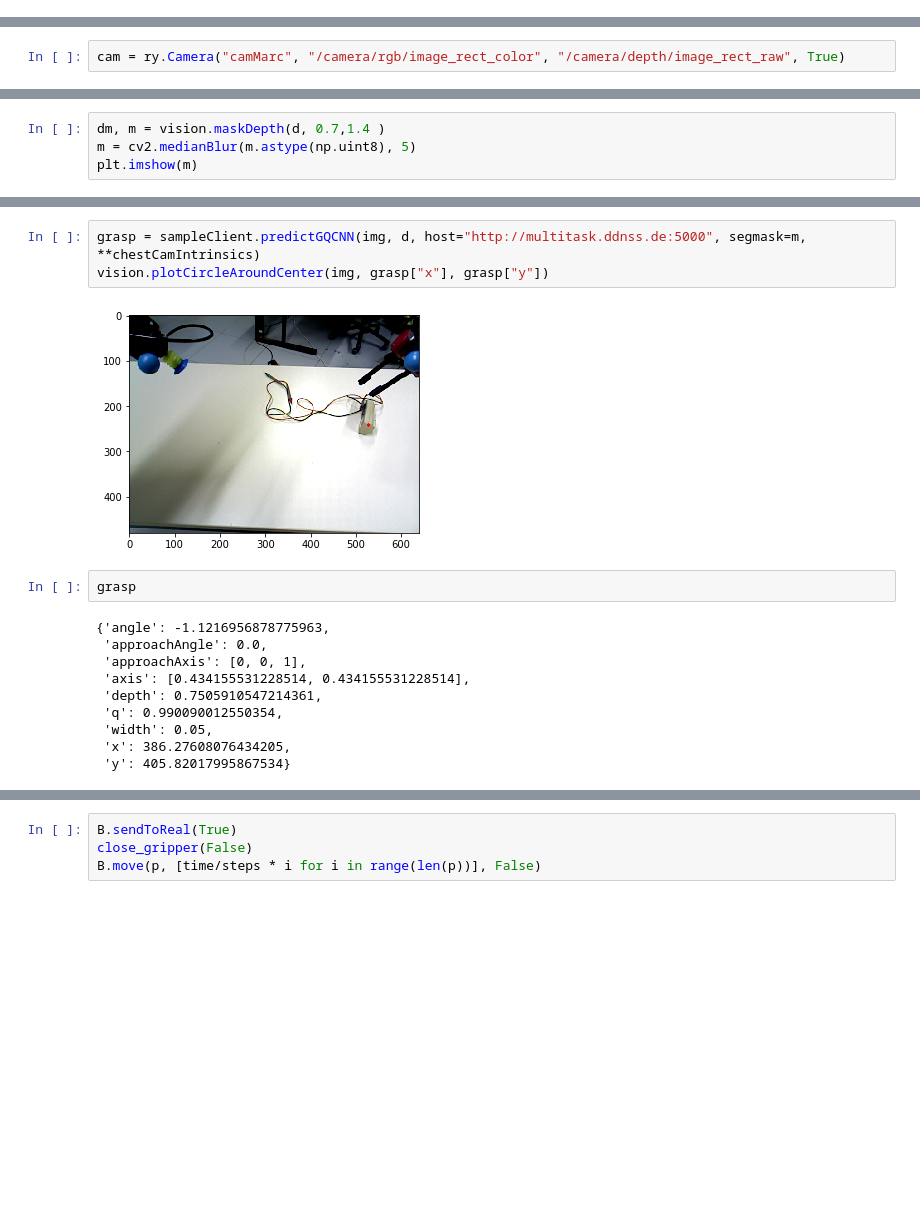
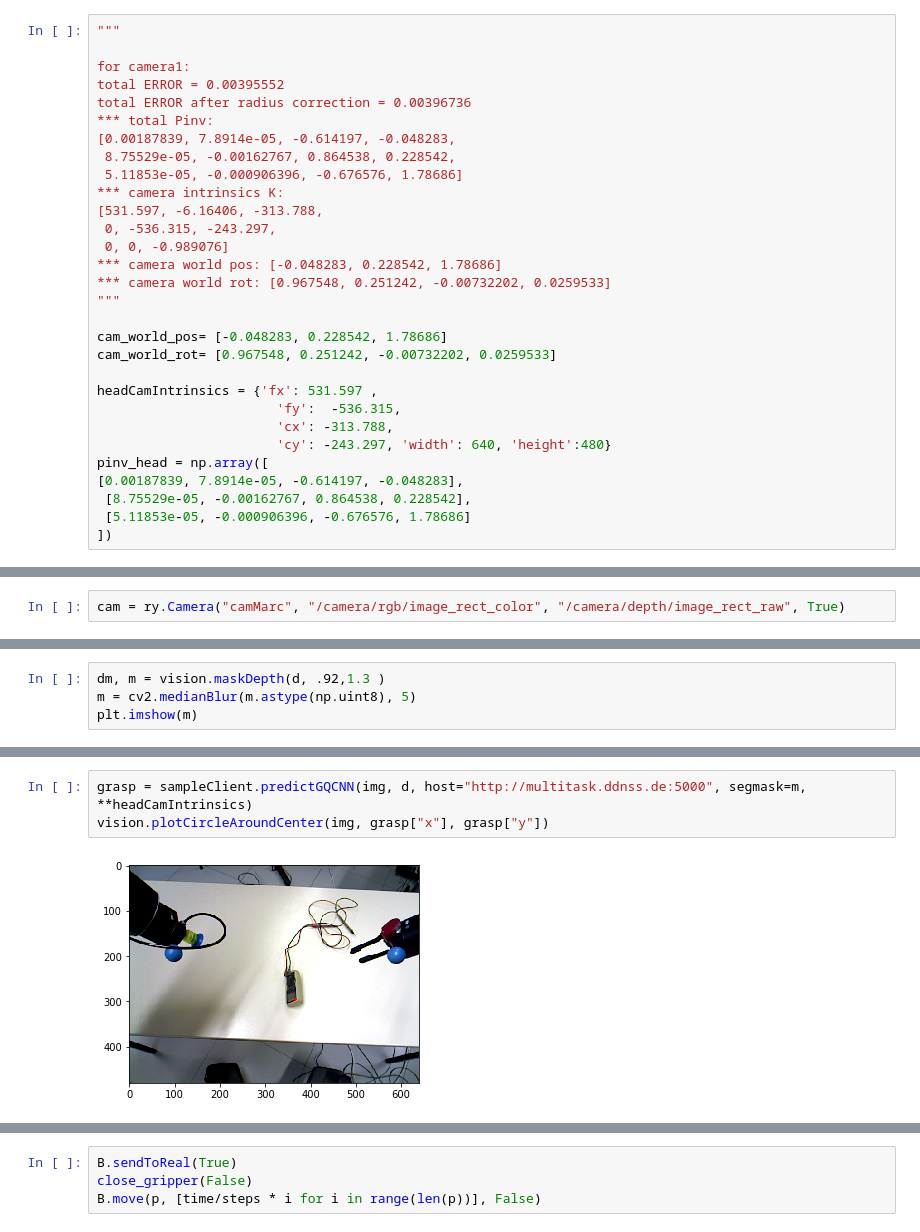
Before and after one commit to marctuscher/robotics-course, a Jupyter notebook: practical/clean/head_cam_test.ipynb, the cells around one changed output, grey strips where cells are left out. Saved outputs shown, nothing was run; the diff lists cells and outputs as text; blank space fills up the shorter version.

Commit message:
head cam almost working; 1cm off

```diff
--- a/practical/clean/head_cam_test.ipynb
+++ b/practical/clean/head_cam_test.ipynb
@@ -70,3 +40,33 @@ pinv_chest = np.array([[0.00180045, 5.51994e-06, -0.569533, -0.0330757],
+# %%
+"""
+
+for camera1:
+total ERROR = 0.00395552
+total ERROR after radius correction = 0.00396736
+*** total Pinv:
+[0.00187839, 7.8914e-05, -0.614197, -0.048283,
+ 8.75529e-05, -0.00162767, 0.864538, 0.228542,
+ 5.11853e-05, -0.000906396, -0.676576, 1.78686]
+*** camera intrinsics K:
+[531.597, -6.16406, -313.788,
+ 0, -536.315, -243.297,
+ 0, 0, -0.989076]
+*** camera world pos: [-0.048283, 0.228542, 1.78686]
+*** camera world rot: [0.967548, 0.251242, -0.00732202, 0.0259533]
+"""
+
+cam_world_pos= [-0.048283, 0.228542, 1.78686]
+cam_world_rot= [0.967548, 0.251242, -0.00732202, 0.0259533]
+
+headCamIntrinsics = {'fx': 531.597 ,
+                       'fy':  -536.315,
+                       'cx': -313.788,
+                       'cy': -243.297, 'width': 640, 'height':480}
+pinv_head = np.array([
+[0.00187839, 7.8914e-05, -0.614197, -0.048283],
+ [8.75529e-05, -0.00162767, 0.864538, 0.228542],
+ [5.11853e-05, -0.000906396, -0.676576, 1.78686]
+])
 # %%
 # clear views, config and operate by setting shared pointers to 0. Otherwise the notebook has to be restarted,
 # which is pretty annoying.
@@ -158,5 +157,5 @@ plt.imshow(img)
 # %%
-dm, m = vision.maskDepth(d, 0.7,1.4 )
+dm, m = vision.maskDepth(d, .92,1.3 )
 m = cv2.medianBlur(m.astype(np.uint8), 5)
 plt.imshow(m)
 # %% [output]
@@ -165,18 +164,6 @@ plt.imshow(m)
 # %%
-grasp = sampleClient.predictGQCNN(img, d, host="http://multitask.ddnss.de:5000", segmask=m, **chestCamIntrinsics)
+grasp = sampleClient.predictGQCNN(img, d, host="http://multitask.ddnss.de:5000", segmask=m, **headCamIntrinsics)
 vision.plotCircleAroundCenter(img, grasp["x"], grasp["y"])
 # %% [output]
-[figure, old version]
+[figure, new version]
-# %%
-grasp
-# %% [output]
-{'angle': -1.1216956878775963,
- 'approachAngle': 0.0,
- 'approachAxis': [0, 0, 1],
- 'axis': [0.434155531228514, 0.434155531228514],
- 'depth': 0.7505910547214361,
- 'q': 0.990090012550354,
- 'width': 0.05,
- 'x': 386.27608076434205,
- 'y': 405.82017995867534}
 # %%
```
Also changed, not shown: parts of 8 cells of this notebook.
